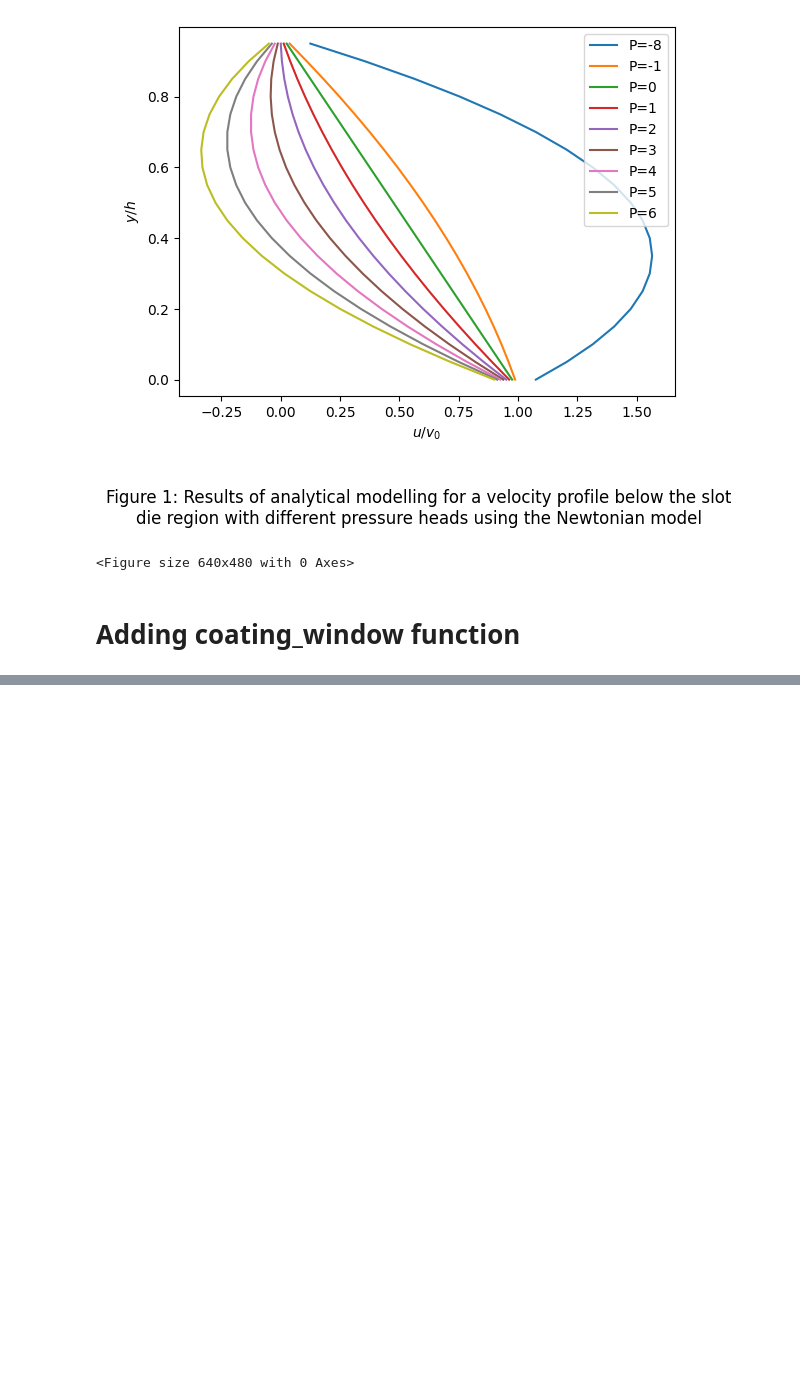
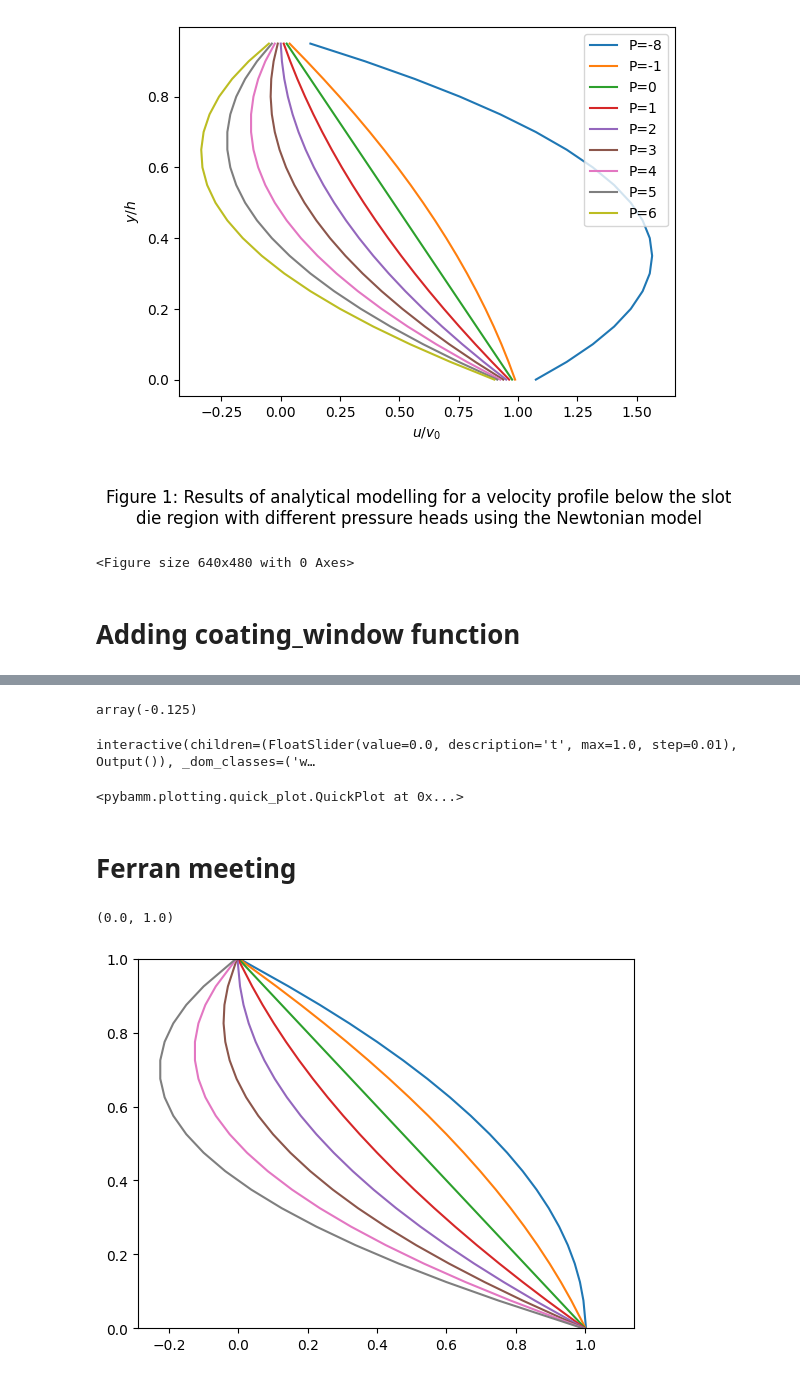
Before and after one commit to FW-Coding/FUSE-Internship-2024, a Jupyter notebook: Coating thickness model.ipynb, the cells around one changed output, grey strips where cells are left out. Drawn from its saved outputs; the diff is of its cells as text; code cells hidden in the pictures; blank space fills up the shorter version.

Commit message:
After meeting with ferran

```diff
--- a/Coating thickness model.ipynb
+++ b/Coating thickness model.ipynb
@@ -899,0 +928,11 @@ model_1.coating_thickness()
+# %%
+sim.solution["Velocity  [ms-1]"](t=0.2,r=0.9)
+# %% [output]
+array(-0.125)
+# %%
+sim.plot(["Velocity  [ms-1]"])
+# %% [output]
+interactive(children=(FloatSlider(value=0.0, description='t', max=1.0, step=0.01), Output()), _dom_classes=('w…
+<pybamm.plotting.quick_plot.QuickPlot at 0x...>
+# %% [markdown]
+# Ferran meeting
@@ -899,0 +1015,4 @@ model_1.coating_thickness()
+# %%
+model = Newtonian()
+y = model.variables["y [m]"]
+var_pts = {y: 30}
@@ -899,0 +1021,10 @@ model_1.coating_thickness()
+# %%
+import matplotlib.pyplot as plt
+for sol in solutions:
+    y = sol["y [m]"](t=0)
+    u = sol["Velocity  [ms-1]"](t=0)
+    plt.plot(u, y)
+plt.ylim([0, 1])
+# %% [output]
+(0.0, 1.0)
+[figure, added]
```
Also changed, not shown: parts of 7 cells of this notebook.
